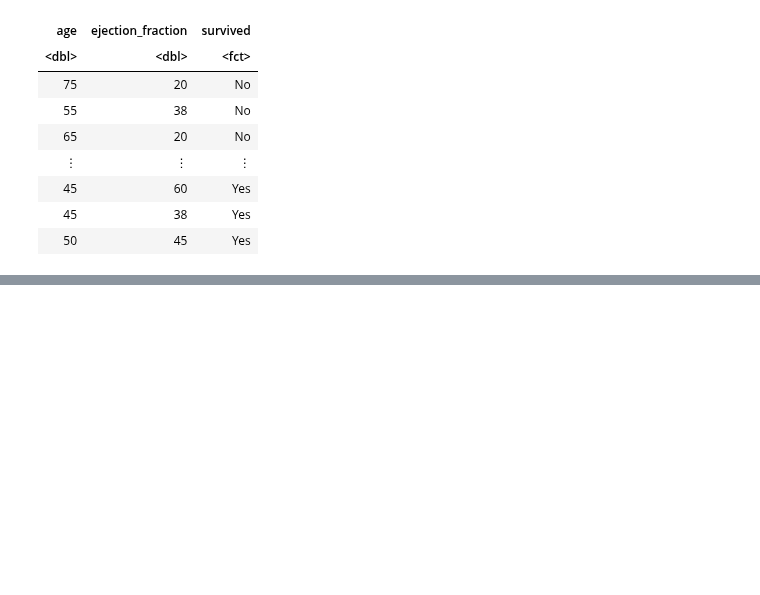
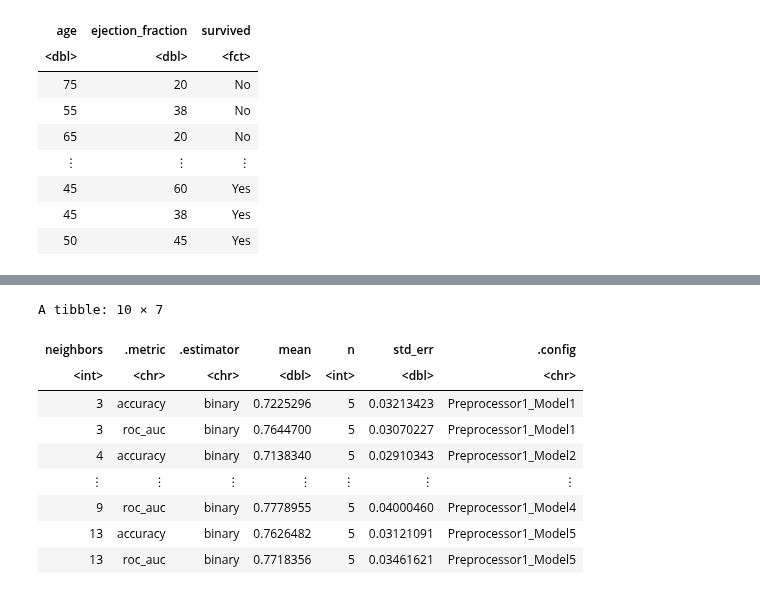
Before and after one commit to KristenisHuaiyi/Data_Science_Project, a Jupyter notebook: Final Report.ipynb, the cells around one changed output, grey strips where cells are left out. Saved outputs shown, nothing was run; the diff lists cells and outputs as text; code cells hidden in the pictures; blank space fills up the shorter version.

```diff
--- a/Final Report.ipynb
+++ b/Final Report.ipynb
@@ -84,0 +245,29 @@ A tibble: 299 × 3
+# %%
+#apply cross-validation to find the best K
+#split the training data into 5 validation set.
+
+set.seed(2)
+heart_vfold <- vfold_cv(heart_train, v = 5, strata = survived)
+
+knn_tune <- nearest_neighbor(weight_func = "rectangular",
+                             neighbors = tune()) |>
+            set_engine("kknn") |>
+            set_mode("classification")
+
+knn_results <- workflow() |>
+                add_recipe(heart_recipe) |>
+                add_model(knn_tune) |>
+                tune_grid(resamples = heart_vfold, grid = 5) |>
+                collect_metrics()
+knn_results
+# %% [output]
+A tibble: 10 × 7
+| neighbors | .metric | .estimator | mean | n | std_err | .config |
+| <int> | <chr> | <chr> | <dbl> | <int> | <dbl> | <chr> |
+| 3 | accuracy | binary | 0.7225296 | 5 | 0.03213423 | Preprocessor1_Model1 |
+| 3 | roc_auc | binary | 0.7644700 | 5 | 0.03070227 | Preprocessor1_Model1 |
+| 4 | accuracy | binary | 0.7138340 | 5 | 0.02910343 | Preprocessor1_Model2 |
+| ⋮ | ⋮ | ⋮ | ⋮ | ⋮ | ⋮ | ⋮ |
+| 9 | roc_auc | binary | 0.7778955 | 5 | 0.04000460 | Preprocessor1_Model4 |
+| 13 | accuracy | binary | 0.7626482 | 5 | 0.03121091 | Preprocessor1_Model5 |
+| 13 | roc_auc | binary | 0.7718356 | 5 | 0.03461621 | Preprocessor1_Model5 |
```
Also changed, not shown: parts of 37 cells of this notebook.
